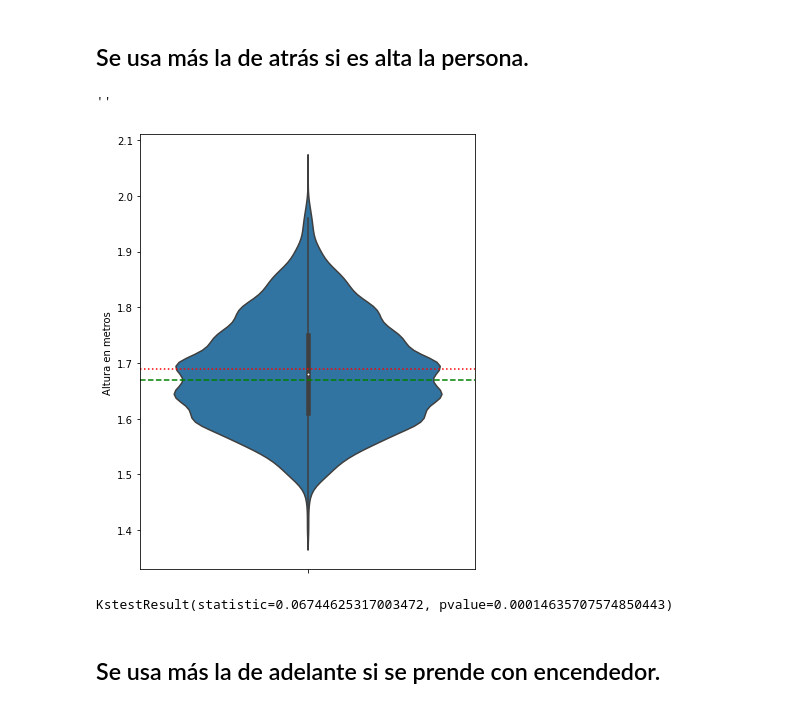
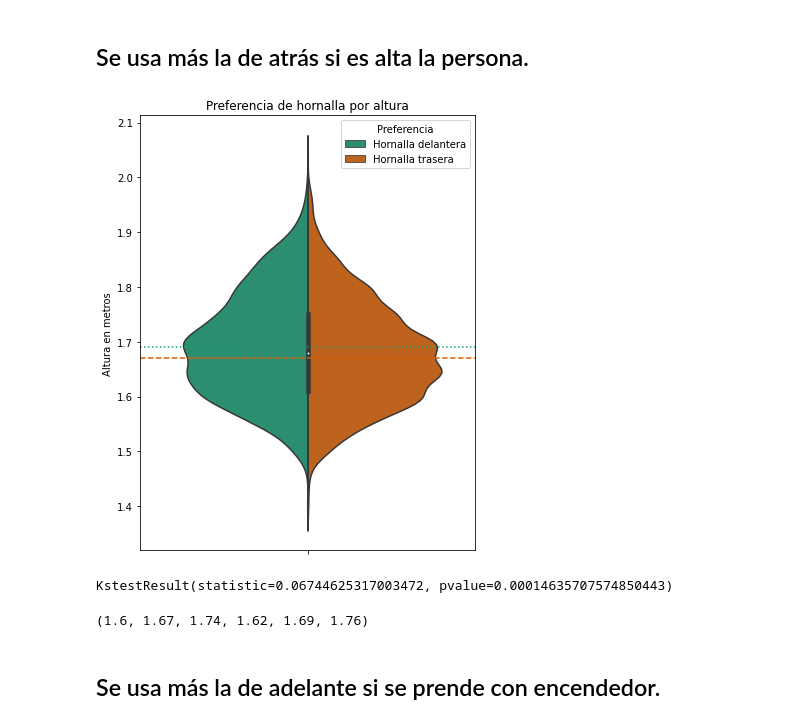
Before and after one commit to seppo0010/hornallas, a Jupyter notebook: Hornallas.ipynb, the cells around one changed output. Saved outputs shown, nothing was run; the diff lists cells and outputs as text; code cells hidden in the pictures.

```diff
--- a/Hornallas.ipynb
+++ b/Hornallas.ipynb
@@ -5,7 +5,8 @@ import pandas as pd
 from scipy.stats import kstest
 from scipy.stats import binom
 from scipy.stats import pearsonr
-
+from matplotlib import cm
+cmap = cm.get_cmap('Dark2')
 %matplotlib inline
 # %%
 # shuffle and drop timestamp to keep privacy
@@ -389,26 +493,41 @@ pearsonr(df['has_children'], df['favorite_hob_front'])[1]
 # %%
 from matplotlib.lines import Line2D
 import seaborn as sns
 
 _, ax0 = plt.subplots(1, 1, figsize=(6, 8));
-
+df[''] = ''
 sns.violinplot(
     hue='favorite_hob_front',
     y='Altura en metros',
+    x='',
     data=df[df['Altura en metros'] >= 1.4],
     ax=ax0,
     split=True,
+    palette='Dark2'
 );
-ax0.axhline(df[~df['favorite_hob_front']]['Altura en metros'].median(), c='red', linestyle='dotted')
-ax0.axhline(df[df['favorite_hob_front']]['Altura en metros'].median(), c='green', linestyle='dashed')
-;
+ax0.set_title('Preferencia de hornalla por altura')
+ax0.axhline(df[~df['favorite_hob_front']]['Altura en metros'].median(), c=cmap(0), linestyle='dotted')
+ax0.axhline(df[df['favorite_hob_front']]['Altura en metros'].median(), c=cmap(1), linestyle='dashed')
+ax0.get_legend().set_title('Preferencia')
+ax0.get_legend().get_texts()[0].set_text('Hornalla delantera')
+ax0.get_legend().get_texts()[1].set_text('Hornalla trasera')
 # %% [output]
-''
-[figure, old version]
+[figure, new version]
 # %%
 kstest(df[df['favorite_hob_front']]['Altura en metros'], df[~df['favorite_hob_front']]['Altura en metros'])
 # %% [output]
 KstestResult(statistic=0.06744625317003472, pvalue=0.00014635707574850443)
+# %%
+(
+df[df['favorite_hob_front']]['Altura en metros'].quantile(.25),
+df[df['favorite_hob_front']]['Altura en metros'].quantile(.5),
+df[df['favorite_hob_front']]['Altura en metros'].quantile(.75),
+df[~df['favorite_hob_front']]['Altura en metros'].quantile(.25),
+df[~df['favorite_hob_front']]['Altura en metros'].quantile(.5),
+df[~df['favorite_hob_front']]['Altura en metros'].quantile(.75)
+)
+# %% [output]
+(1.6, 1.67, 1.74, 1.62, 1.69, 1.76)
 # %% [markdown]
 ## Se usa más la de adelante si se prende con encendedor.
 # %%
```
Also changed, not shown: parts of 10 cells of this notebook, 6 other files.
